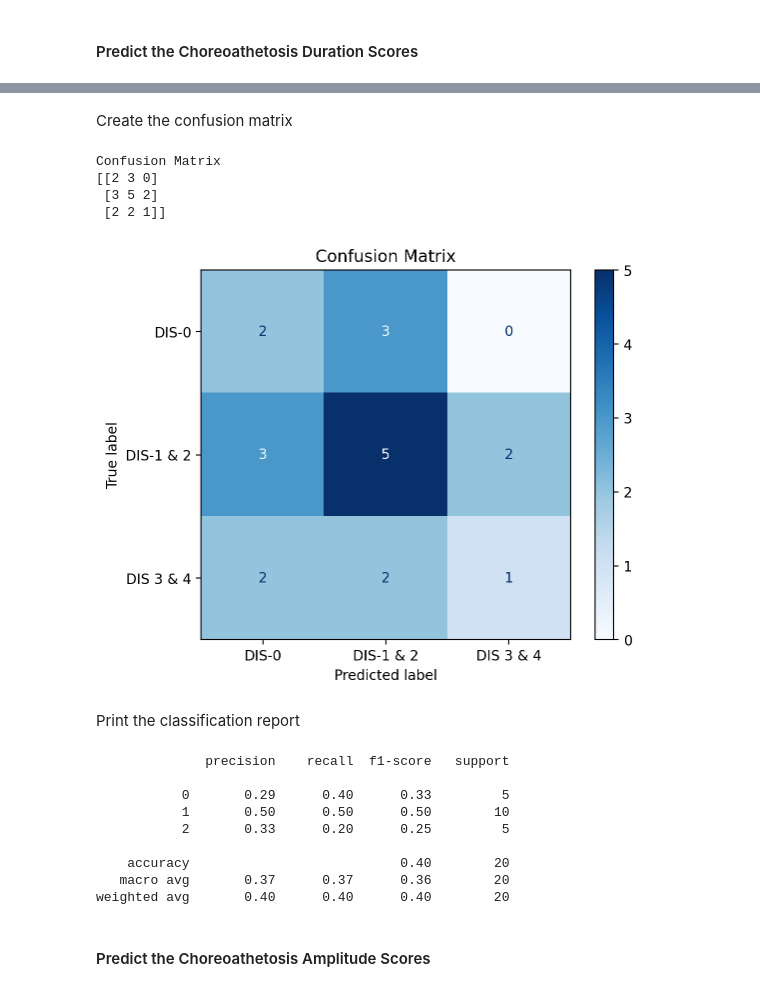
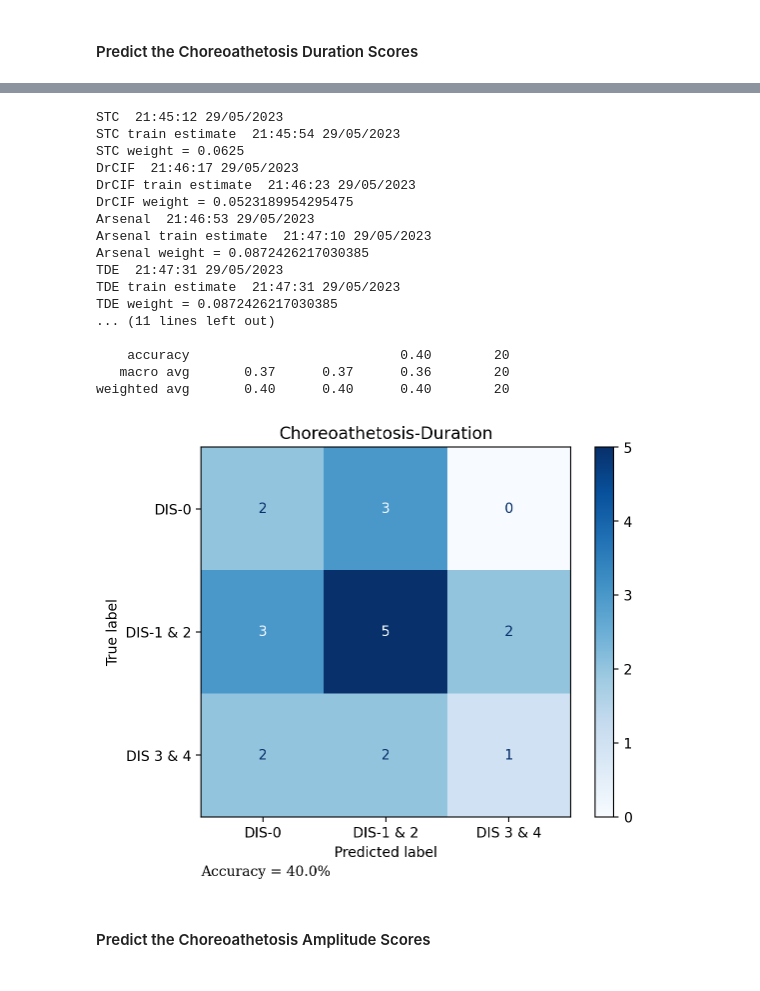
Before and after one commit to zachary-roth/AVI-DYS, a Jupyter notebook: time-series-classification.ipynb, the cells around one changed output, grey strips where cells are left out. Drawn from its saved outputs; the diff is of its cells as text; code cells hidden in the pictures.

```diff
--- a/time-series-classification.ipynb
+++ b/time-series-classification.ipynb
@@ -310,36 +250,23 @@ TDE weight = 0.0872426217030385
-# %% [markdown]
-Create the confusion matrix
-# %%
-disp = ConfusionMatrixDisplay.from_predictions(
-    y_test,
-    y_pred,
-    display_labels=class_names,
-    cmap=plt.cm.Blues,
-    normalize=None,
-)
-disp.ax_.set_title('Confusion Matrix')
-
-print('Confusion Matrix')
-print(disp.confusion_matrix)
-# %% [output]
-Confusion Matrix
-[[2 3 0]
- [3 5 2]
- [2 2 1]]
-[figure, removed]
-# %% [markdown]
-Print the classification report
-# %%
-print(classification_report(y_test, y_pred))
-# %% [output]
-              precision    recall  f1-score   support
-
-           0       0.29      0.40      0.33         5
-           1       0.50      0.50      0.50        10
-           2       0.33      0.20      0.25         5
-
-    accuracy                           0.40        20
-   macro avg       0.37      0.37      0.36        20
-weighted avg       0.40      0.40      0.40        20
+# %%
+predict_DIS('Choreoathetosis-Duration',X,Y,class_names,save_path)
+# %% [output]
+STC  21:45:12 29/05/2023
+STC train estimate  21:45:54 29/05/2023
+STC weight = 0.0625
+DrCIF  21:46:17 29/05/2023
+DrCIF train estimate  21:46:23 29/05/2023
+DrCIF weight = 0.0523189954295475
+Arsenal  21:46:53 29/05/2023
+Arsenal train estimate  21:47:10 29/05/2023
+Arsenal weight = 0.0872426217030385
+TDE  21:47:31 29/05/2023
+TDE train estimate  21:47:31 29/05/2023
+TDE weight = 0.0872426217030385
+... (11 lines left out)
+
+    accuracy                           0.40        20
+   macro avg       0.37      0.37      0.36        20
+weighted avg       0.40      0.40      0.40        20
+[figure, added]
 # %% [markdown]
 #### Predict the Choreoathetosis Amplitude Scores
```
Also changed, not shown: parts of 25 cells of this notebook.
